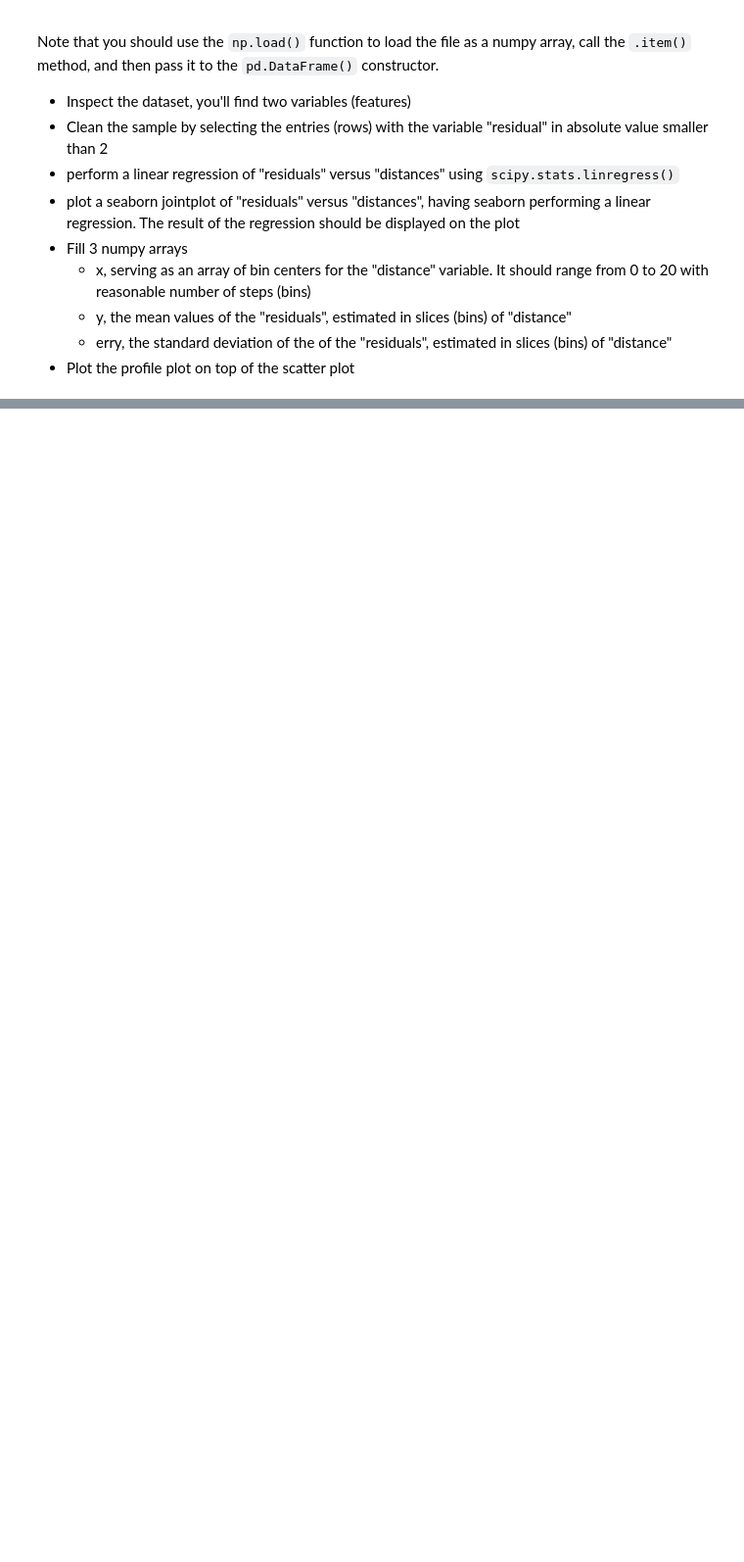
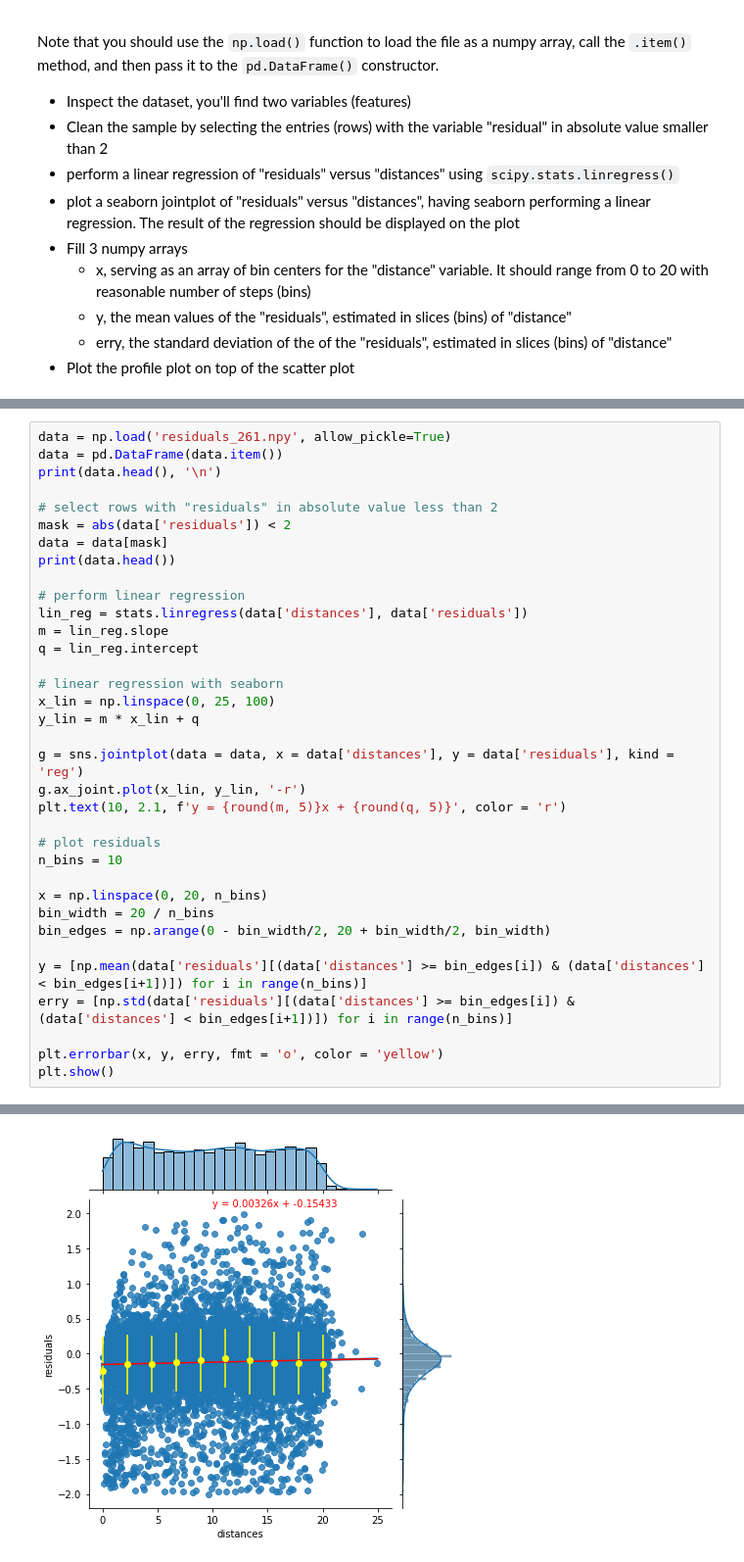
Before and after one commit to LauraRavagnani/LaboratoryOfComputationalPhysics_Y6, a Jupyter notebook: 07ex_Visualization.ipynb, the cells around one changed output, grey strips where cells are left out. Shown at 98% size. Cells and saved outputs as stored; diff of their text form; blank space fills up the shorter version.

```diff
--- a/07ex_Visualization.ipynb
+++ b/07ex_Visualization.ipynb
@@ -107,0 +165,36 @@ Note that you should use the `np.load()` function to load the file as a numpy ar
+# %%
+data = np.load('residuals_261.npy', allow_pickle=True)
+data = pd.DataFrame(data.item())
+print(data.head(), '\n')
+
+# select rows with "residuals" in absolute value less than 2
+mask = abs(data['residuals']) < 2
+data = data[mask]
+print(data.head())
+
+# perform linear regression
+lin_reg = stats.linregress(data['distances'], data['residuals'])
+m = lin_reg.slope
+q = lin_reg.intercept
+
+# linear regression with seaborn
+x_lin = np.linspace(0, 25, 100)
+y_lin = m * x_lin + q
+
+g = sns.jointplot(data = data, x = data['distances'], y = data['residuals'], kind = 'reg')
+g.ax_joint.plot(x_lin, y_lin, '-r')
+plt.text(10, 2.1, f'y = {round(m, 5)}x + {round(q, 5)}', color = 'r')
+
+# plot residuals
+n_bins = 10
+
+x = np.linspace(0, 20, n_bins)
+bin_width = 20 / n_bins
+bin_edges = np.arange(0 - bin_width/2, 20 + bin_width/2, bin_width)
+
+y = [np.mean(data['residuals'][(data['distances'] >= bin_edges[i]) & (data['distances'] < bin_edges[i+1])]) for i in range(n_bins)]
+erry = [np.std(data['residuals'][(data['distances'] >= bin_edges[i]) & (data['distances'] < bin_edges[i+1])]) for i in range(n_bins)]
+
+plt.errorbar(x, y, erry, fmt = 'o', color = 'yellow')
+plt.show()
+# %% [output]
@@ -107,0 +214 @@ Note that you should use the `np.load()` function to load the file as a numpy ar
+[figure, added]
```
Also changed, not shown: parts of 8 cells of this notebook.
